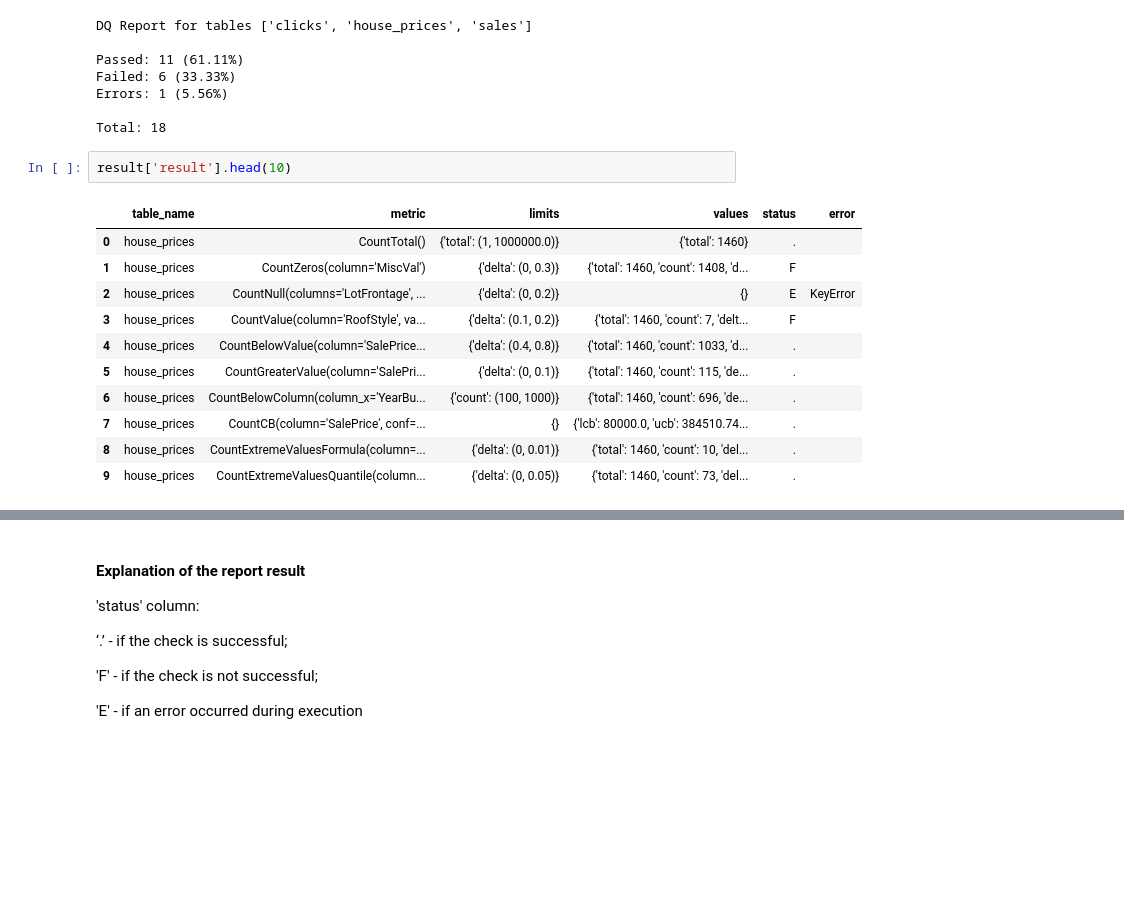
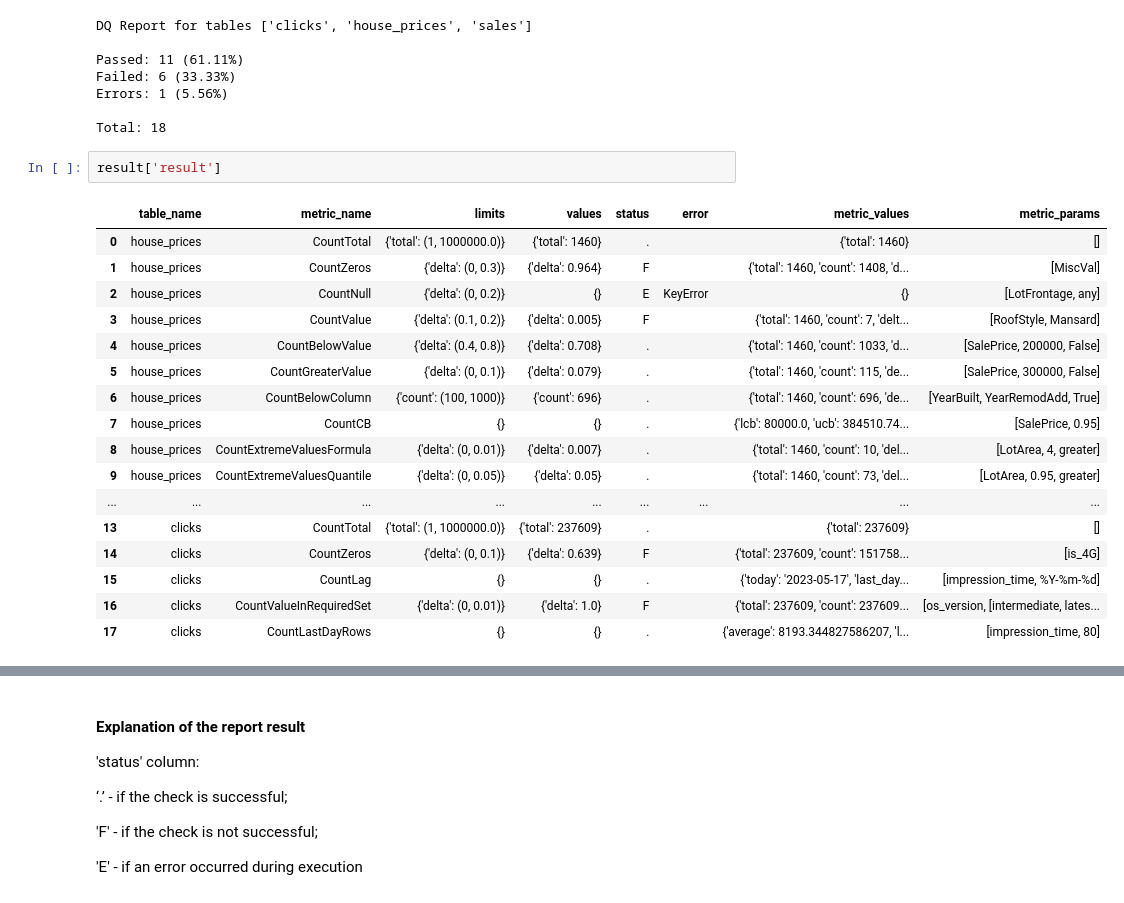
Before and after one commit to SimulatorML/Pure-Data, a Jupyter notebook: examples/simple_example.ipynb, the cells around one changed output, grey strips where cells are left out. Cells and saved outputs as stored; diff of their text form; blank space fills up the shorter version.

```diff
--- a/examples/simple_example.ipynb
+++ b/examples/simple_example.ipynb
@@ -142,16 +145,22 @@ Errors: 1 (5.56%)
 
 Total: 18
 # %%
-result['result'].head(10)
+result['result']
 # %% [output]
-|  | table_name | metric | limits | values | status | error |
-| 0 | house_prices | CountTotal() | {'total': (1, 1000000.0)} | {'total': 1460} | . |  |
-| 1 | house_prices | CountZeros(column='MiscVal') | {'delta': (0, 0.3)} | {'total': 1460, 'count': 1408, 'd... | F |  |
-| 2 | house_prices | CountNull(columns='LotFrontage', ... | {'delta': (0, 0.2)} | {} | E | KeyError |
-| 3 | house_prices | CountValue(column='RoofStyle', va... | {'delta': (0.1, 0.2)} | {'total': 1460, 'count': 7, 'delt... | F |  |
-| 4 | house_prices | CountBelowValue(column='SalePrice... | {'delta': (0.4, 0.8)} | {'total': 1460, 'count': 1033, 'd... | . |  |
-| 5 | house_prices | CountGreaterValue(column='SalePri... | {'delta': (0, 0.1)} | {'total': 1460, 'count': 115, 'de... | . |  |
-| 6 | house_prices | CountBelowColumn(column_x='YearBu... | {'count': (100, 1000)} | {'total': 1460, 'count': 696, 'de... | . |  |
-| 7 | house_prices | CountCB(column='SalePrice', conf=... | {} | {'lcb': 80000.0, 'ucb': 384510.74... | . |  |
-| 8 | house_prices | CountExtremeValuesFormula(column=... | {'delta': (0, 0.01)} | {'total': 1460, 'count': 10, 'del... | . |  |
-| 9 | house_prices | CountExtremeValuesQuantile(column... | {'delta': (0, 0.05)} | {'total': 1460, 'count': 73, 'del... | . |  |
+|  | table_name | metric_name | limits | values | status | error | metric_values | metric_params |
+| 0 | house_prices | CountTotal | {'total': (1, 1000000.0)} | {'total': 1460} | . |  | {'total': 1460} | [] |
+| 1 | house_prices | CountZeros | {'delta': (0, 0.3)} | {'delta': 0.964} | F |  | {'total': 1460, 'count': 1408, 'd... | [MiscVal] |
+| 2 | house_prices | CountNull | {'delta': (0, 0.2)} | {} | E | KeyError | {} | [LotFrontage, any] |
+| 3 | house_prices | CountValue | {'delta': (0.1, 0.2)} | {'delta': 0.005} | F |  | {'total': 1460, 'count': 7, 'delt... | [RoofStyle, Mansard] |
+| 4 | house_prices | CountBelowValue | {'delta': (0.4, 0.8)} | {'delta': 0.708} | . |  | {'total': 1460, 'count': 1033, 'd... | [SalePrice, 200000, False] |
+| 5 | house_prices | CountGreaterValue | {'delta': (0, 0.1)} | {'delta': 0.079} | . |  | {'total': 1460, 'count': 115, 'de... | [SalePrice, 300000, False] |
+| 6 | house_prices | CountBelowColumn | {'count': (100, 1000)} | {'count': 696} | . |  | {'total': 1460, 'count': 696, 'de... | [YearBuilt, YearRemodAdd, True] |
+| 7 | house_prices | CountCB | {} | {} | . |  | {'lcb': 80000.0, 'ucb': 384510.74... | [SalePrice, 0.95] |
+| 8 | house_prices | CountExtremeValuesFormula | {'delta': (0, 0.01)} | {'delta': 0.007} | . |  | {'total': 1460, 'count': 10, 'del... | [LotArea, 4, greater] |
+| 9 | house_prices | CountExtremeValuesQuantile | {'delta': (0, 0.05)} | {'delta': 0.05} | . |  | {'total': 1460, 'count': 73, 'del... | [LotArea, 0.95, greater] |
+| ... | ... | ... | ... | ... | ... | ... | ... | ... |
+| 13 | clicks | CountTotal | {'total': (1, 1000000.0)} | {'total': 237609} | . |  | {'total': 237609} | [] |
+| 14 | clicks | CountZeros | {'delta': (0, 0.1)} | {'delta': 0.639} | F |  | {'total': 237609, 'count': 151758... | [is_4G] |
+| 15 | clicks | CountLag | {} | {} | . |  | {'today': '2023-05-17', 'last_day... | [impression_time, %Y-%m-%d] |
+| 16 | clicks | CountValueInRequiredSet | {'delta': (0, 0.01)} | {'delta': 1.0} | F |  | {'total': 237609, 'count': 237609... | [os_version, [intermediate, lates... |
+| 17 | clicks | CountLastDayRows | {} | {} | . |  | {'average': 8193.344827586207, 'l... | [impression_time, 80] |
```
Also changed, not shown: parts of 15 cells of this notebook.
